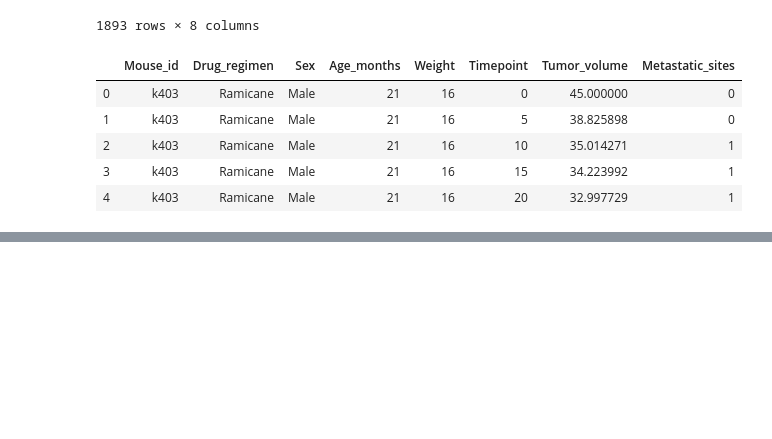
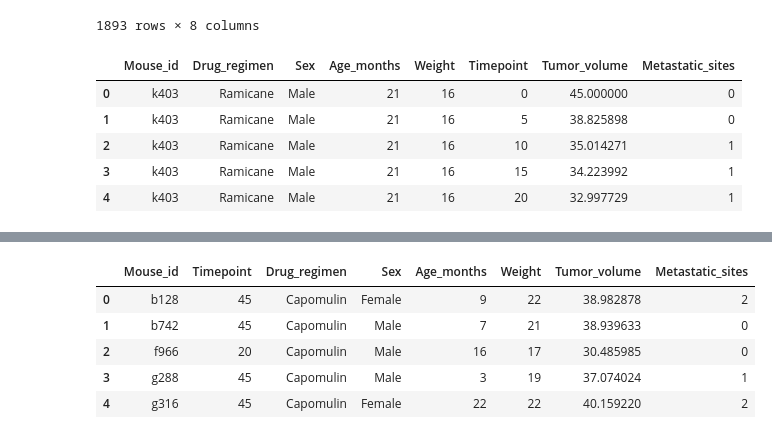
Before and after one commit to larunachalam10/Matplotlib-Challenge, a Jupyter notebook: Pymaceuticals.ipynb, the cells around one changed output, grey strips where cells are left out. Saved outputs shown, nothing was run; the diff lists cells and outputs as text; code cells hidden in the pictures; blank space fills up the shorter version.

```diff
--- a/Pymaceuticals.ipynb
+++ b/Pymaceuticals.ipynb
@@ -190,0 +297,20 @@ dtype: float64
+# %%
+# Calculate the final tumor volume of each mouse across four of the treatment regimens:
+# Capomulin, Ramicane, Infubinol, and Ceftamin
+regimens= ["Capomulin","Ramicane","Infubinol","Ceftamin"]
+regimen_cap= clean_df.loc[clean_df["Drug_regimen"]== "Capomulin"]
+regimen_ram= clean_df.loc[clean_df["Drug_regimen"]== "Ramicane"]
+regimen_inf= clean_df.loc[clean_df["Drug_regimen"]== "Infubinol"]
+regimen_cef= clean_df.loc[clean_df["Drug_regimen"]== "Ceftamin"]
+
+#Capomulin
+cap_timepoint=regimen_cap.groupby(["Mouse_id"])["Timepoint"].max()
+cap_merge= pd.merge(cap_timepoint, clean_df,on=("Mouse_id", "Timepoint"),how='left')
+cap_merge.head()
+# %% [output]
+|  | Mouse_id | Timepoint | Drug_regimen | Sex | Age_months | Weight | Tumor_volume | Metastatic_sites |
+| 0 | b128 | 45 | Capomulin | Female | 9 | 22 | 38.982878 | 2 |
+| 1 | b742 | 45 | Capomulin | Male | 7 | 21 | 38.939633 | 0 |
+| 2 | f966 | 20 | Capomulin | Male | 16 | 17 | 30.485985 | 0 |
+| 3 | g288 | 45 | Capomulin | Male | 3 | 19 | 37.074024 | 1 |
+| 4 | g316 | 45 | Capomulin | Female | 22 | 22 | 40.159220 | 2 |
```
Also changed, not shown: parts of 31 cells of this notebook, 1 other file.
